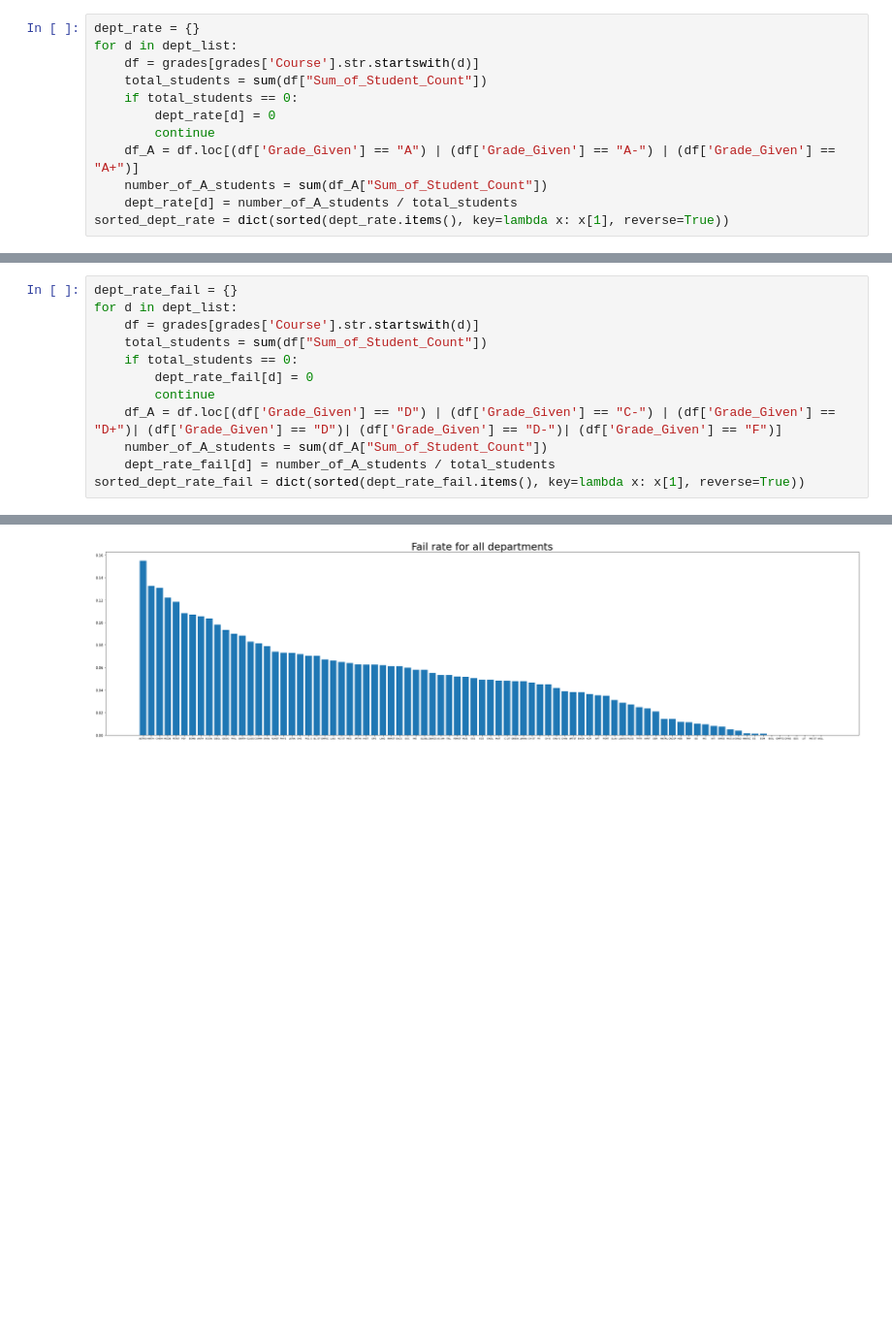
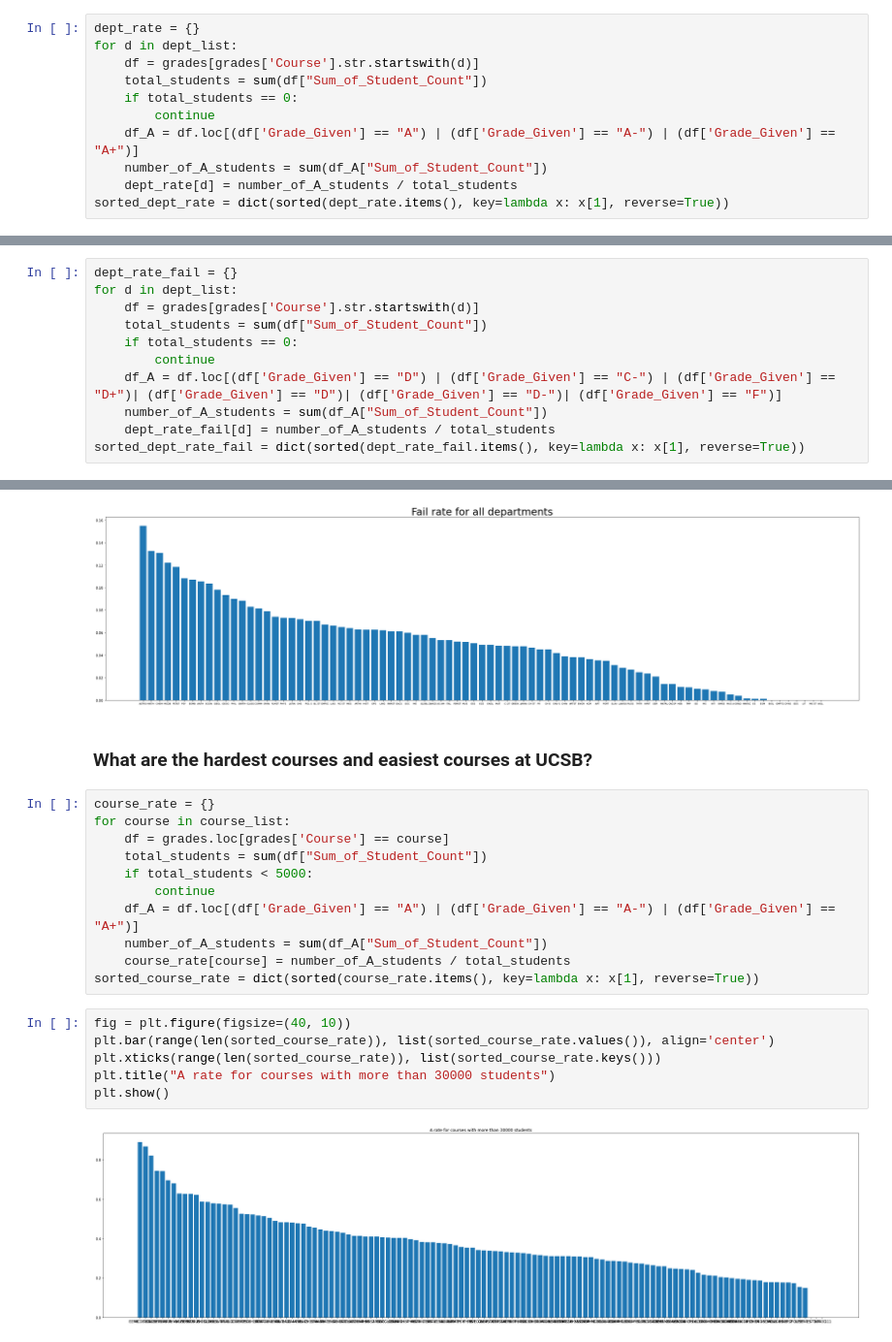
Before and after one commit to Sir-Teo/visualizing-grades, a Jupyter notebook: analysis.ipynb, the cells around one changed output, grey strips where cells are left out. Shown at 97% size. Saved outputs shown, nothing was run; the diff lists cells and outputs as text; blank space fills up the shorter version.

```diff
--- a/analysis.ipynb
+++ b/analysis.ipynb
@@ -66,7 +146,6 @@ for d in dept_list:
     df = grades[grades['Course'].str.startswith(d)]
     total_students = sum(df["Sum_of_Student_Count"])
     if total_students == 0:
-        dept_rate[d] = 0
         continue
     df_A = df.loc[(df['Grade_Given'] == "A") | (df['Grade_Given'] == "A-") | (df['Grade_Given'] == "A+")]
     number_of_A_students = sum(df_A["Sum_of_Student_Count"])
@@ -89,7 +168,6 @@ for d in dept_list:
     df = grades[grades['Course'].str.startswith(d)]
     total_students = sum(df["Sum_of_Student_Count"])
     if total_students == 0:
-        dept_rate_fail[d] = 0
         continue
     df_A = df.loc[(df['Grade_Given'] == "D") | (df['Grade_Given'] == "C-") | (df['Grade_Given'] == "D+")| (df['Grade_Given'] == "D")| (df['Grade_Given'] == "D-")| (df['Grade_Given'] == "F")]
     number_of_A_students = sum(df_A["Sum_of_Student_Count"])
@@ -104,3 +182,24 @@ plt.xticks(fontsize=7)
 plt.show()
 # %% [output]
 [figure]
+# %% [markdown]
+### What are the hardest courses and easiest courses at UCSB?
+# %%
+course_rate = {}
+for course in course_list:
+    df = grades.loc[grades['Course'] == course]
+    total_students = sum(df["Sum_of_Student_Count"])
+    if total_students < 5000:
+        continue
+    df_A = df.loc[(df['Grade_Given'] == "A") | (df['Grade_Given'] == "A-") | (df['Grade_Given'] == "A+")]
+    number_of_A_students = sum(df_A["Sum_of_Student_Count"])
+    course_rate[course] = number_of_A_students / total_students
+sorted_course_rate = dict(sorted(course_rate.items(), key=lambda x: x[1], reverse=True))
+# %%
+fig = plt.figure(figsize=(40, 10))
+plt.bar(range(len(sorted_course_rate)), list(sorted_course_rate.values()), align='center')
+plt.xticks(range(len(sorted_course_rate)), list(sorted_course_rate.keys()))
+plt.title("A rate for courses with more than 30000 students")
+plt.show()
+# %% [output]
+[figure, added]
```
Also changed, not shown: parts of 18 cells of this notebook, 1 other file.
